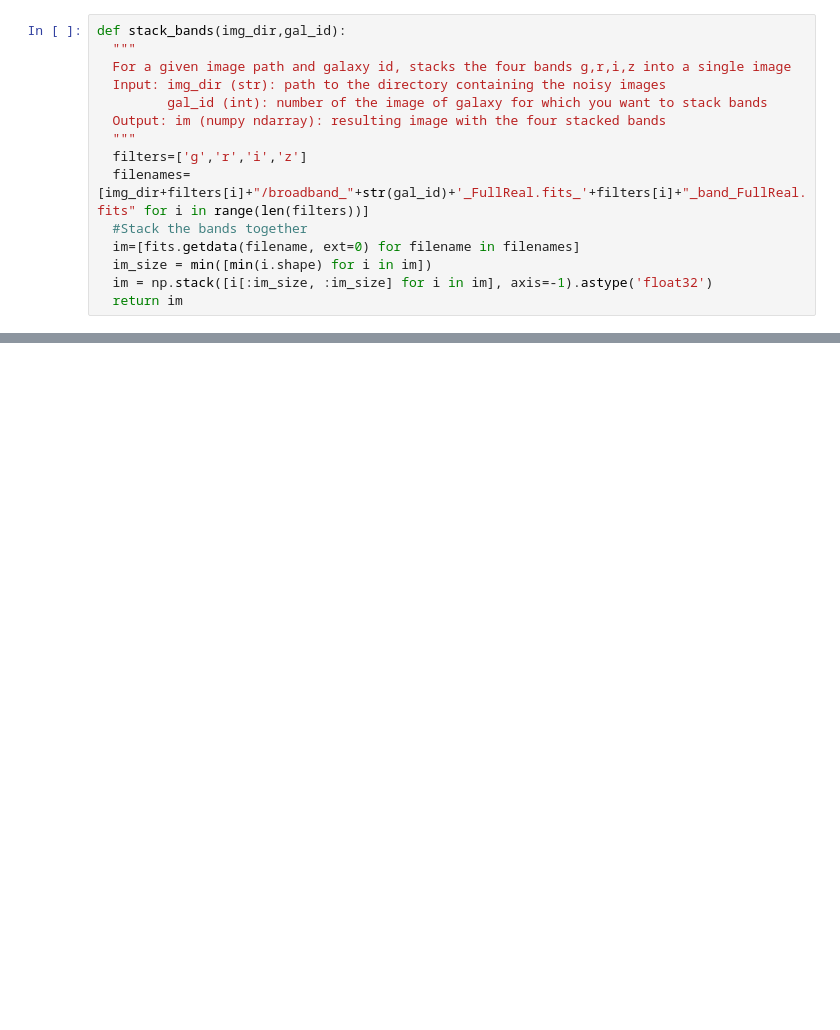
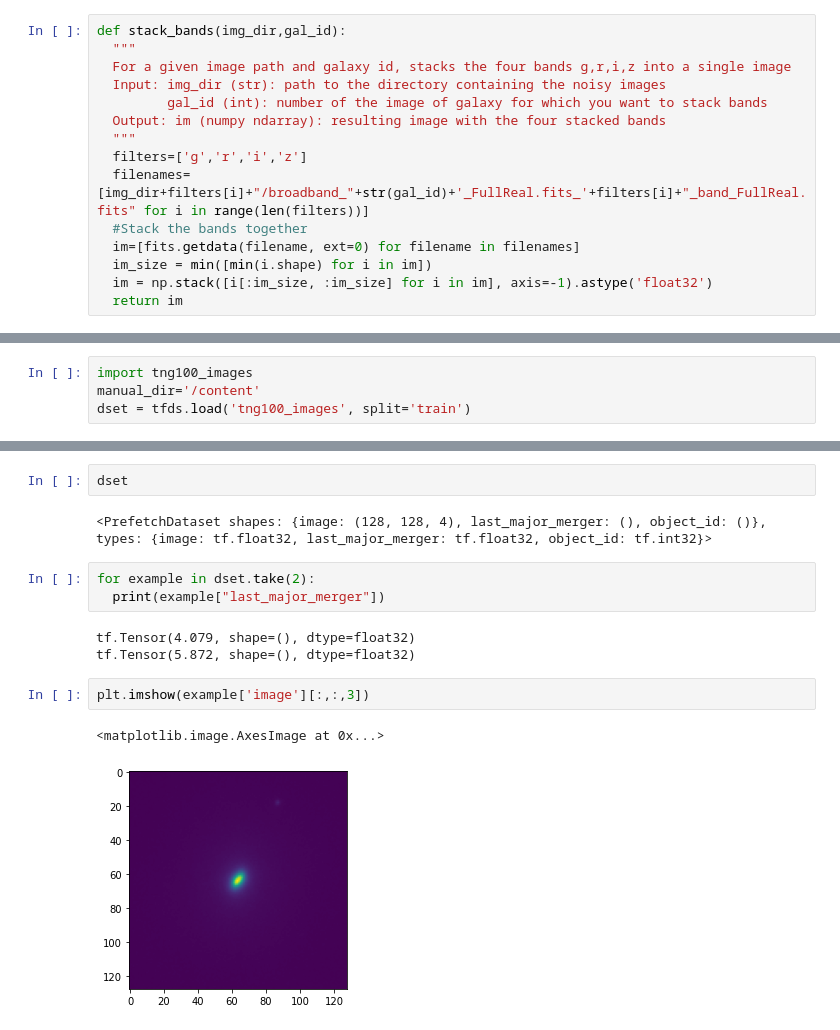
Before and after one commit to EiffL/sfh-inference-hackathon, a Jupyter notebook: notebooks/Create_postamps_TNG100_v1_3.ipynb, the cells around one changed output, grey strips where cells are left out. Cells and saved outputs as stored; diff of their text form; blank space fills up the shorter version.

Commit message:
Working dataset

```diff
--- a/notebooks/Create_postamps_TNG100_v1_3.ipynb
+++ b/notebooks/Create_postamps_TNG100_v1_3.ipynb
@@ -247,0 +218,4 @@ plt.imshow(im[:,:,3])
+# %%
+import tng100_images
+manual_dir='/content'
+dset = tfds.load('tng100_images', split='train')
@@ -247,0 +226,15 @@ plt.imshow(im[:,:,3])
+# %%
+dset
+# %% [output]
+<PrefetchDataset shapes: {image: (128, 128, 4), last_major_merger: (), object_id: ()}, types: {image: tf.float32, last_major_merger: tf.float32, object_id: tf.int32}>
+# %%
+for example in dset.take(2):
+  print(example["last_major_merger"])
+# %% [output]
+tf.Tensor(4.079, shape=(), dtype=float32)
+tf.Tensor(5.872, shape=(), dtype=float32)
+# %%
+plt.imshow(example['image'][:,:,3])
+# %% [output]
+<matplotlib.image.AxesImage at 0x...>
+[figure, added]
```
Also changed, not shown: parts of 12 cells of this notebook, 1 other file.
